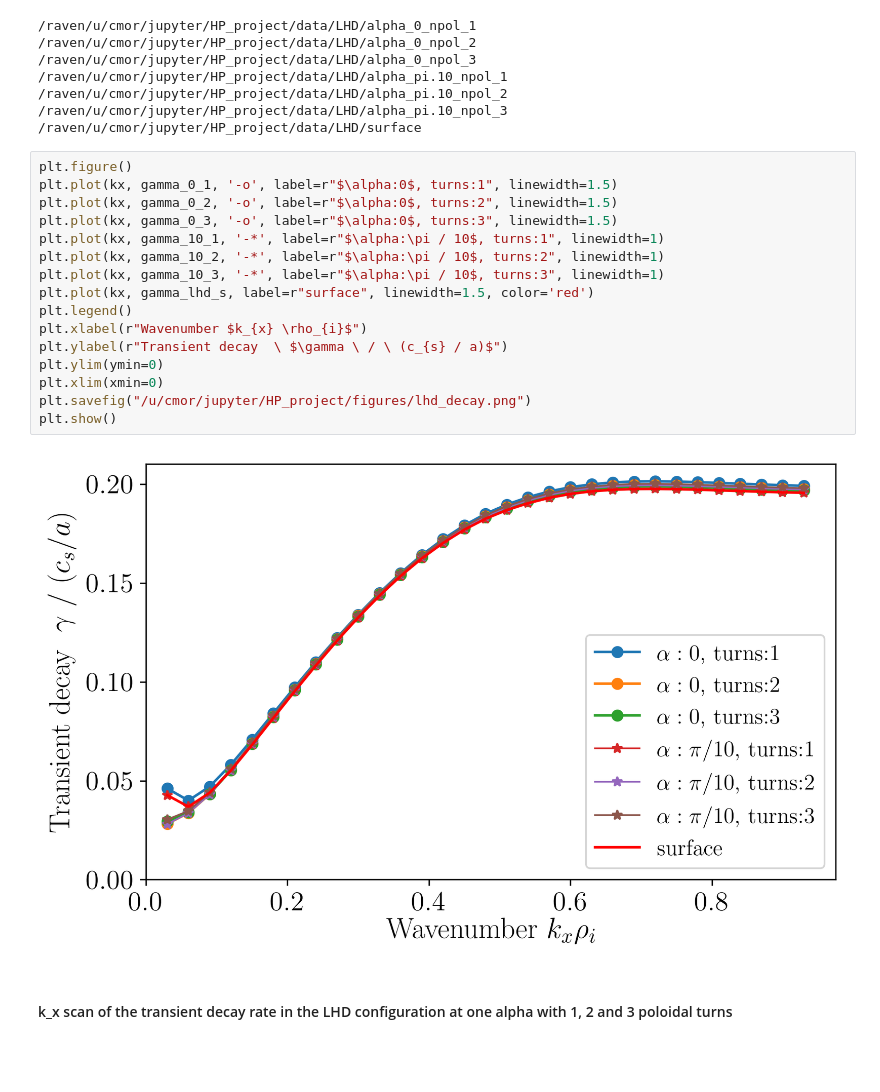
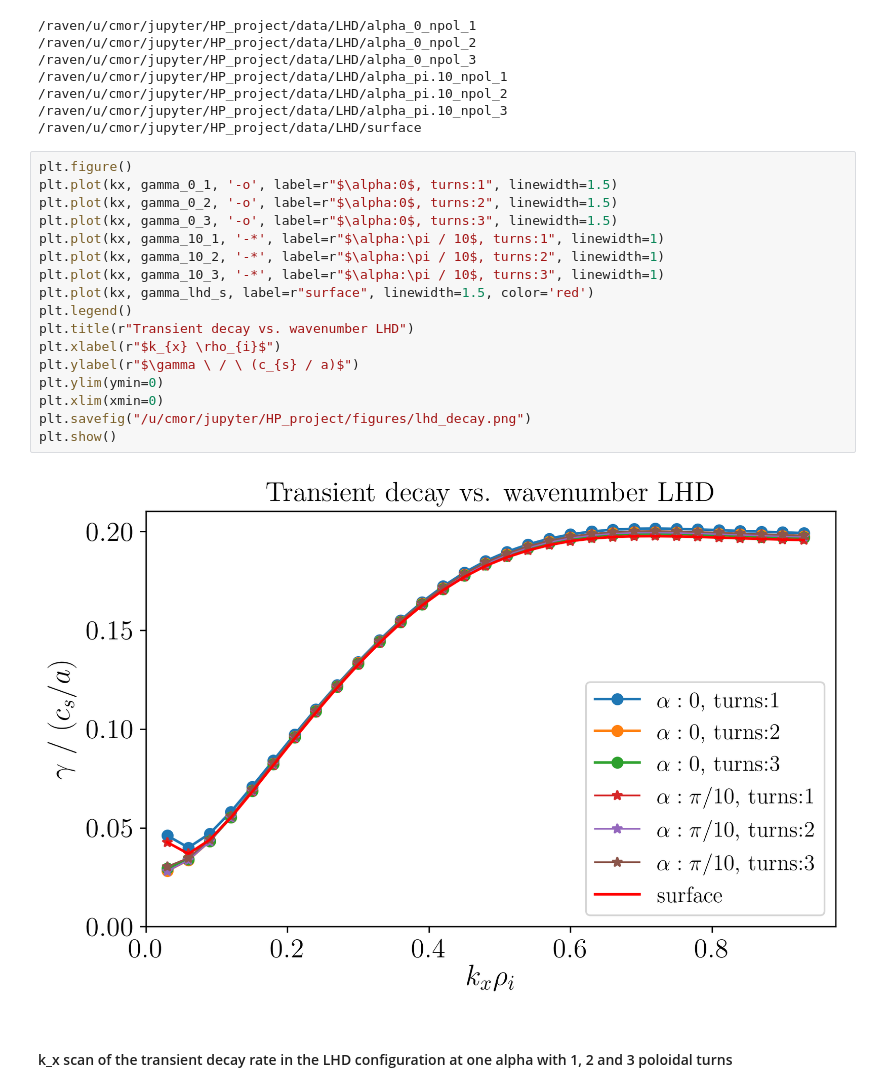
Before and after one commit to cardanmomo/HP_project, a Jupyter notebook: LHD_analysis.ipynb, the cells around one changed output. Saved outputs shown, nothing was run; the diff lists cells and outputs as text; blank space fills up the shorter version.

Commit message:
Corrects titles and labels in plots

```diff
--- a/LHD_analysis.ipynb
+++ b/LHD_analysis.ipynb
@@ -48,21 +48,22 @@ A, gamma_lhd_s, omega_lhd_s, d, res_lhd_s = transient_damping_scan(plot=None)
 # %%
 plt.figure()
 plt.plot(kx, gamma_0_1, '-o', label=r"$\alpha:0$, turns:1", linewidth=1.5)
 plt.plot(kx, gamma_0_2, '-o', label=r"$\alpha:0$, turns:2", linewidth=1.5)
 plt.plot(kx, gamma_0_3, '-o', label=r"$\alpha:0$, turns:3", linewidth=1.5)
 plt.plot(kx, gamma_10_1, '-*', label=r"$\alpha:\pi / 10$, turns:1", linewidth=1)
 plt.plot(kx, gamma_10_2, '-*', label=r"$\alpha:\pi / 10$, turns:2", linewidth=1)
 plt.plot(kx, gamma_10_3, '-*', label=r"$\alpha:\pi / 10$, turns:3", linewidth=1)
 plt.plot(kx, gamma_lhd_s, label=r"surface", linewidth=1.5, color='red')
 plt.legend()
-plt.xlabel(r"Wavenumber $k_{x} \rho_{i}$")
-plt.ylabel(r"Transient decay  \ $\gamma \ / \ (c_{s} / a)$")
+plt.title(r"Transient decay vs. wavenumber LHD")
+plt.xlabel(r"$k_{x} \rho_{i}$")
+plt.ylabel(r"$\gamma \ / \ (c_{s} / a)$")
 plt.ylim(ymin=0)
 plt.xlim(xmin=0)
 plt.savefig("/u/cmor/jupyter/HP_project/figures/lhd_decay.png")
 plt.show()
 # %% [output]
-[figure, old version]
+[figure, new version]
 # %% [markdown]
 #### k_x scan of the transient decay rate in the LHD configuration at one alpha with 1, 2 and 3 poloidal turns
 # %%
```
Also changed, not shown: parts of 2 cells of this notebook, 9 other files.
